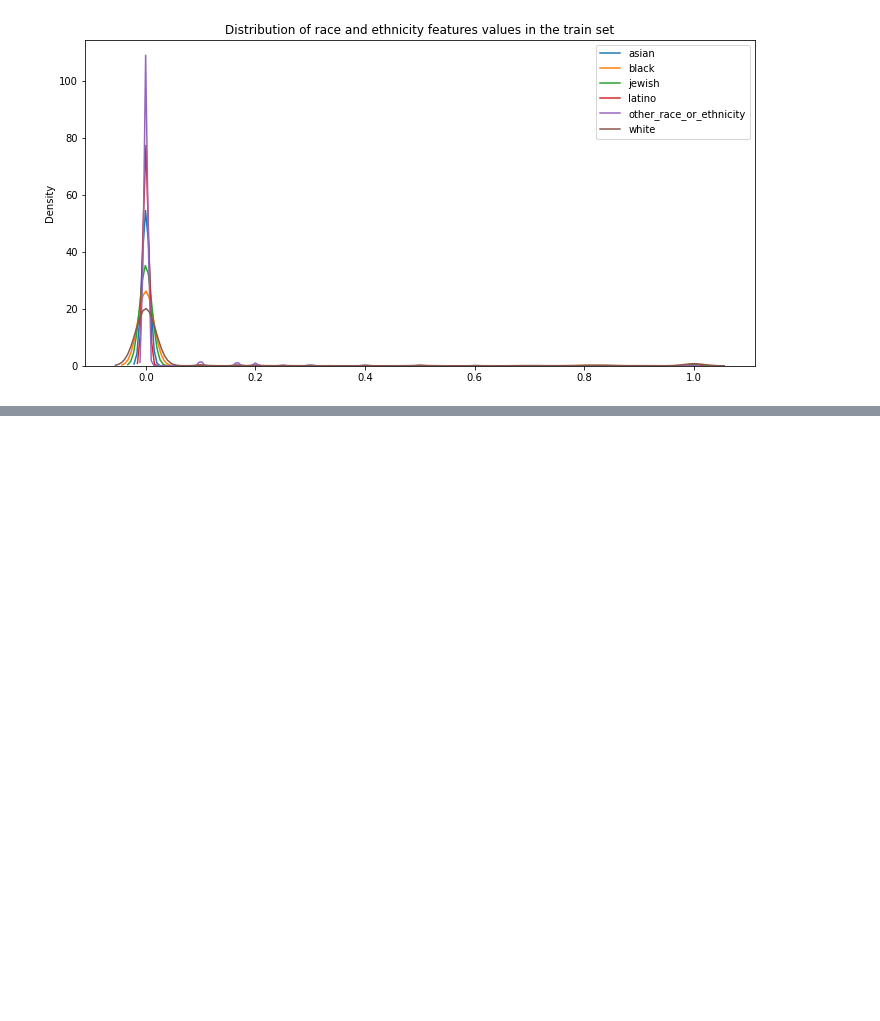
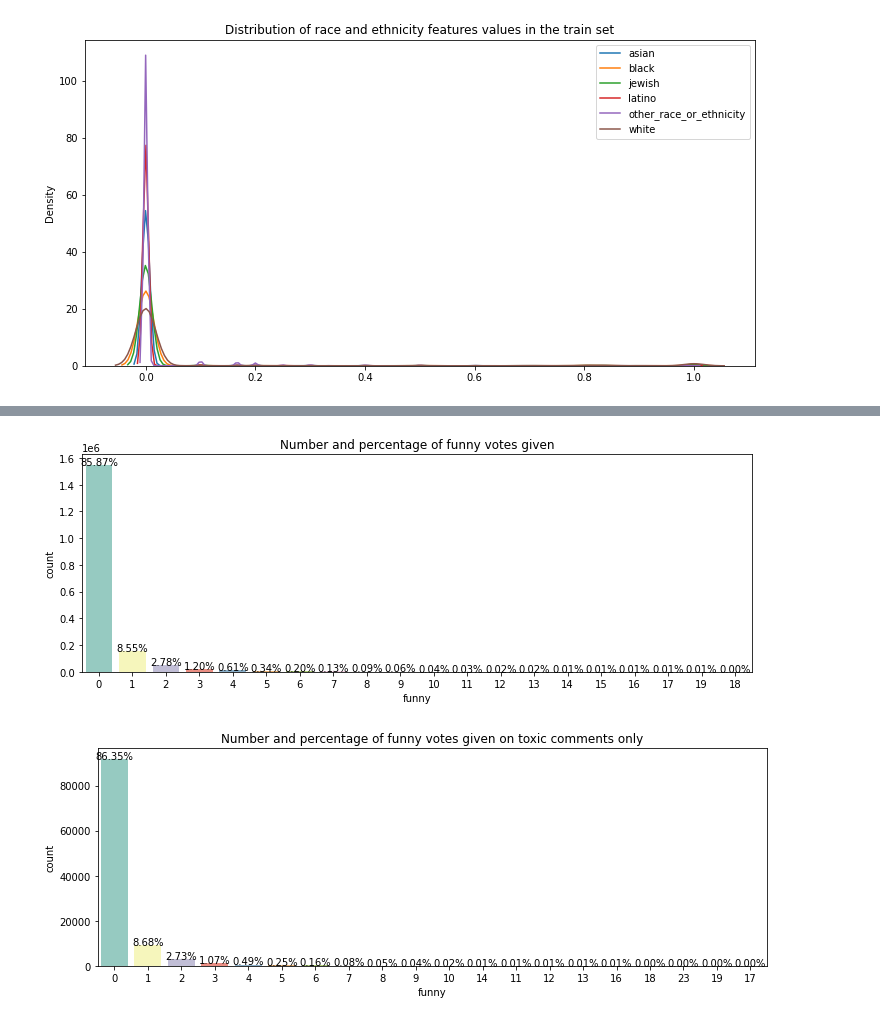
Before and after one commit to rhodapang/Toxic-Comment-Classification-, a Jupyter notebook: Data Wrangling and EDA.ipynb, the cells around one changed output, grey strips where cells are left out. Saved outputs shown, nothing was run; the diff lists cells and outputs as text; code cells hidden in the pictures; blank space fills up the shorter version.

```diff
--- a/Data Wrangling and EDA.ipynb
+++ b/Data Wrangling and EDA.ipynb
@@ -340,0 +458,21 @@ plot_features_distribution(features, "Distribution of race and ethnicity feature
+# %%
+# Code from: https://www.kaggle.com/gpreda/jigsaw-eda
+# Modified a bit
+def plot_count(feature, title, data, size=1):
+    f, ax = plt.subplots(1,1, figsize=(4*size,4))
+    total = float(len(data))
+    g = sns.countplot(data[feature], order = data[feature].value_counts().index[:20], palette='Set3')
+    g.set_title("Number and percentage of {}".format(title))
+    for p in ax.patches:
+        height = p.get_height()
+        ax.text(p.get_x()+p.get_width()/2.,
+                height + 3,
+                '{:1.2f}%'.format(100*height/total),
+                ha="center")
+    plt.show()
+# %%
+plot_count('funny','funny votes given', train_df, 3)
+plot_count('funny', 'funny votes given on toxic comments only', train_df[train_df['target'] > 0.5], 3)
+# %% [output]
+[figure, added]
+[figure, added]
```
Also changed, not shown: parts of 29 cells of this notebook.
